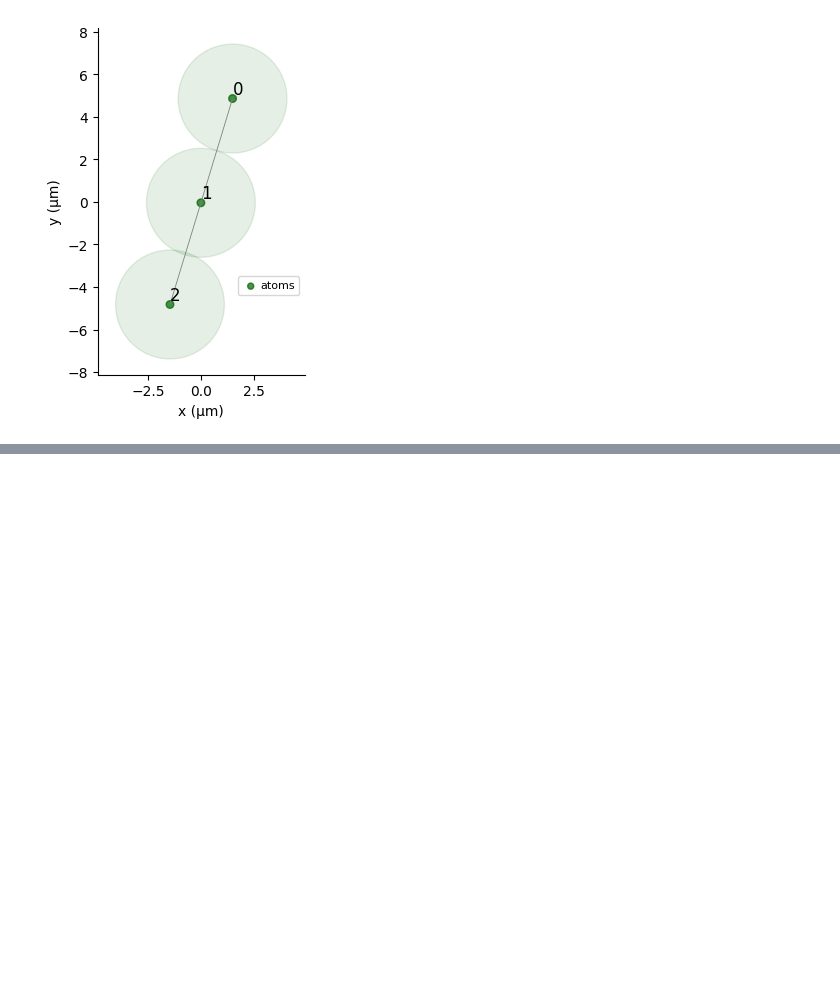
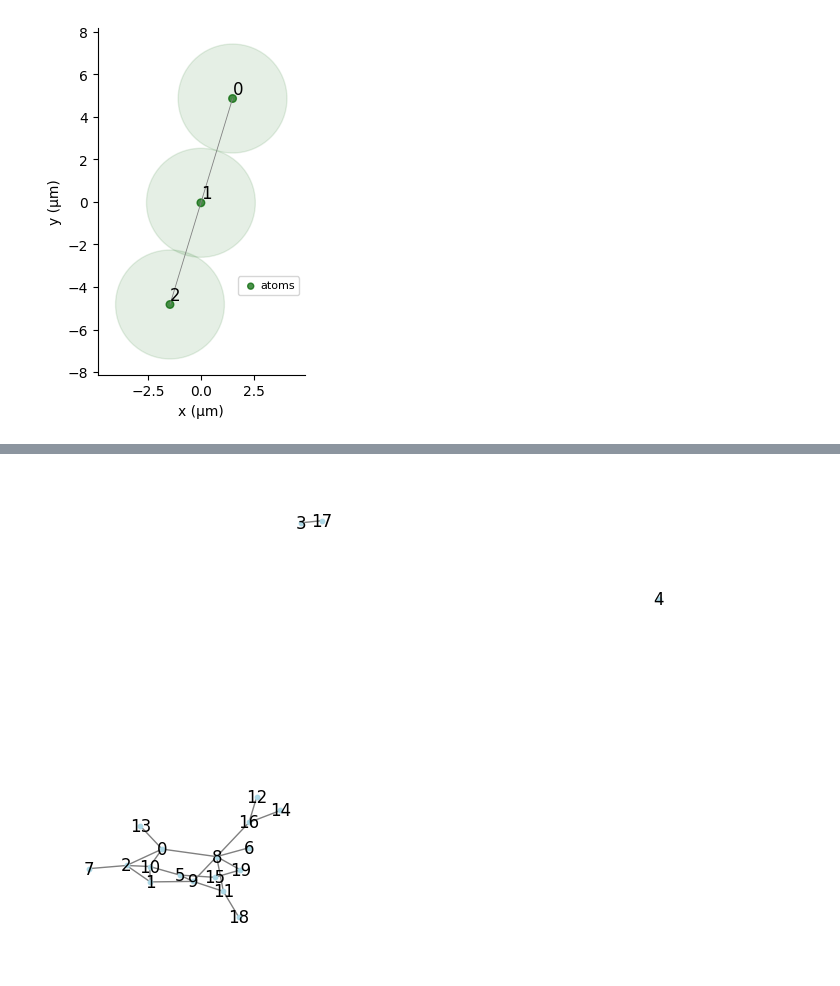
Before and after one commit to inking02/ReQpex, a Jupyter notebook: tutorial.ipynb, the cells around one changed output, grey strips where cells are left out. Drawn from its saved outputs; the diff is of its cells as text; code cells hidden in the pictures; blank space fills up the shorter version.

```diff
--- a/tutorial.ipynb
+++ b/tutorial.ipynb
@@ -92,0 +111,20 @@ print(independent_nodes)
+# %%
+n_nodes = 20
+p_edge = 0.1  # small probability for the graph to not be too dense
+big_graph = nx.erdos_renyi_graph(n=n_nodes, p=p_edge, seed=42)
+
+pos_2 = nx.spring_layout(big_graph, k=0.1, seed=42)
+
+
+
+nx.draw(
+    big_graph,
+    with_labels=True,
+    node_color="lightblue",
+    node_size=10, #small nodes to see the edges
+    edge_color="gray",
+    pos=pos_2,
+)
+plt.show()
+# %% [output]
+[figure, added]
```
Also changed, not shown: parts of 22 cells of this notebook.
